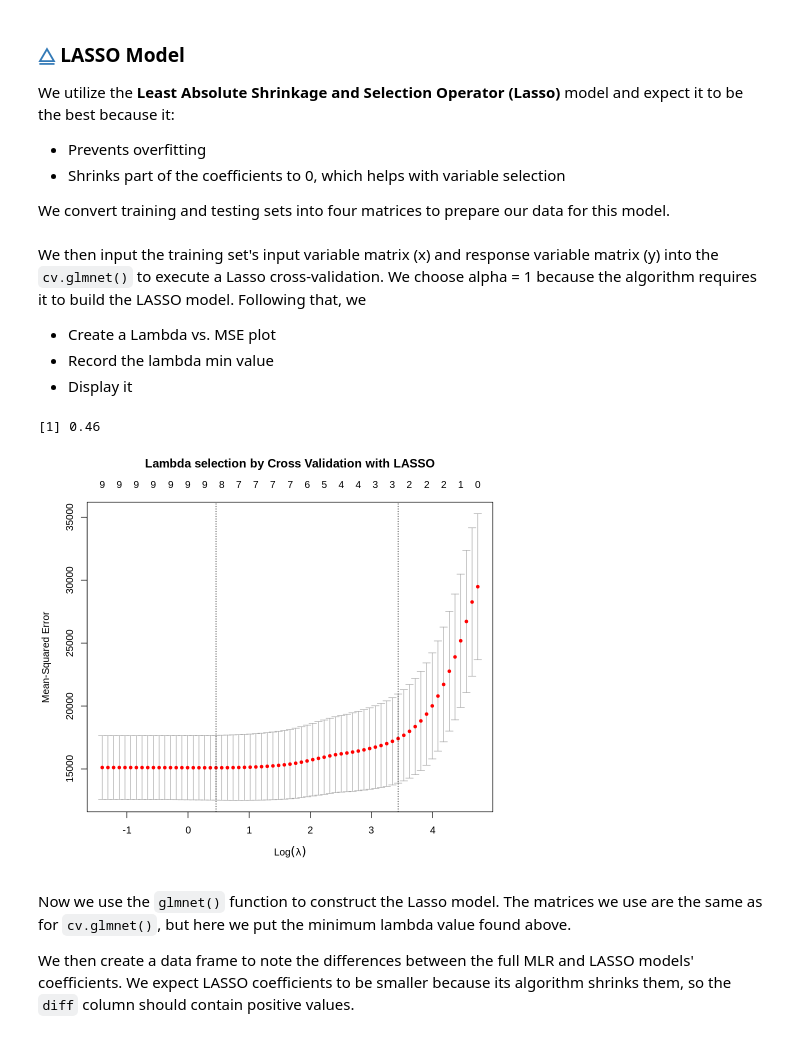
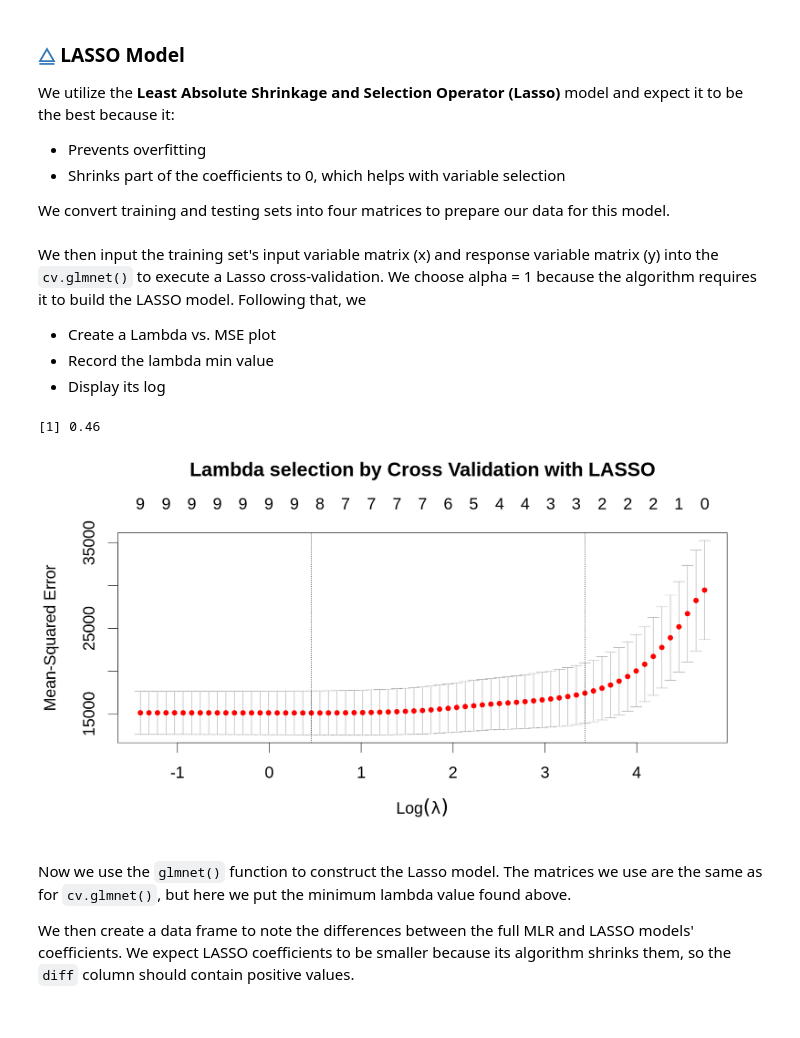
Before and after one commit to Ihor16/stat-301-project, a Jupyter notebook: FinalReport.ipynb, the cells around one changed output. Drawn from its saved outputs; the diff is of its cells as text; code cells hidden in the pictures.

```diff
--- a/FinalReport.ipynb
+++ b/FinalReport.ipynb
@@ -702,31 +705,35 @@ phone_testing_matrix_y <- phone_testing %>%
   as.matrix()
 # %% [markdown]
 We then input the training set's input variable matrix (x) and response variable matrix (y) into the `cv.glmnet()` to execute a Lasso cross-validation. We choose alpha = 1 because the algorithm requires it to build the LASSO model. Following that, we
+
 - Create a Lambda vs. MSE plot
 - Record the lambda min value
-- Display it
+- Display its log
 # %%
 # Finding the optimal value of lambda, the penalty parameter
 phone_cv_lambda <- cv.glmnet(
   x = phone_training_matrix_x,
   y = phone_training_matrix_y,
   alpha = 1
 )
 
+options(repr.plot.width = 15, repr.plot.height = 8)
+
 # Plotting the range of lambda values vs. MSE
+par(mfrow = c(1, 1), cex = 2)
 phone_cv_lambda %>%
   plot(
     main = "Lambda selection by Cross Validation with LASSO\n\n"
   )
 
 # Storing the min value of lambda
 phone_lambda_min <- round(phone_cv_lambda$lambda.min, 3)
 
-# Displaying the min value of lambda
+# Displaying log of the min value of lambda
 round(log(phone_lambda_min), 2)
 # %% [output]
 [1] 0.46
-[figure, old version]
+[figure, new version]
 # %% [markdown]
 Now we use the `glmnet()` function to construct the Lasso model.
 The matrices we use are the same as for `cv.glmnet()`, but here we put the minimum lambda value found above.
```
Also changed, not shown: parts of 38 cells of this notebook.
